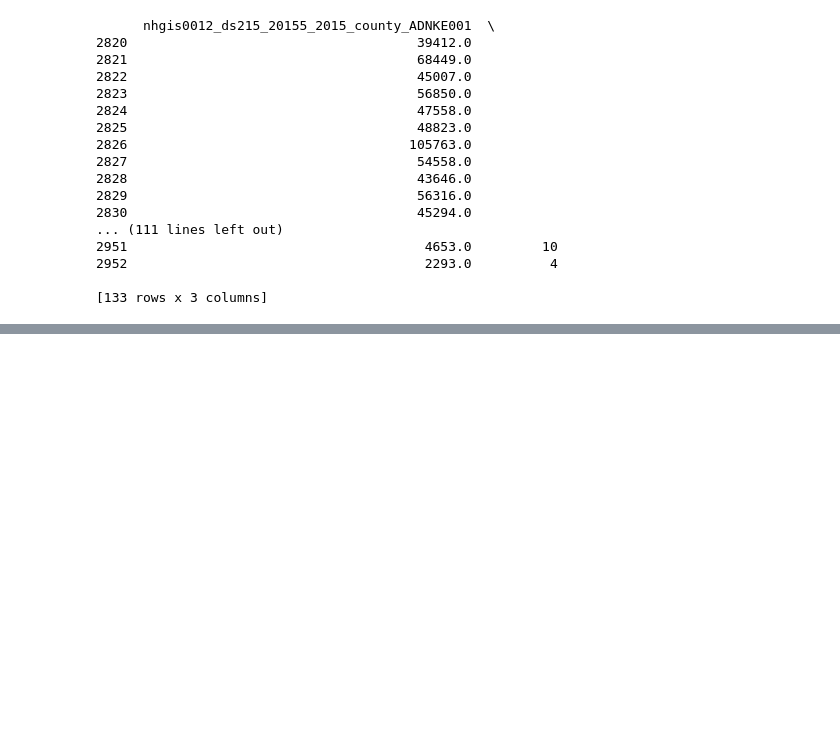
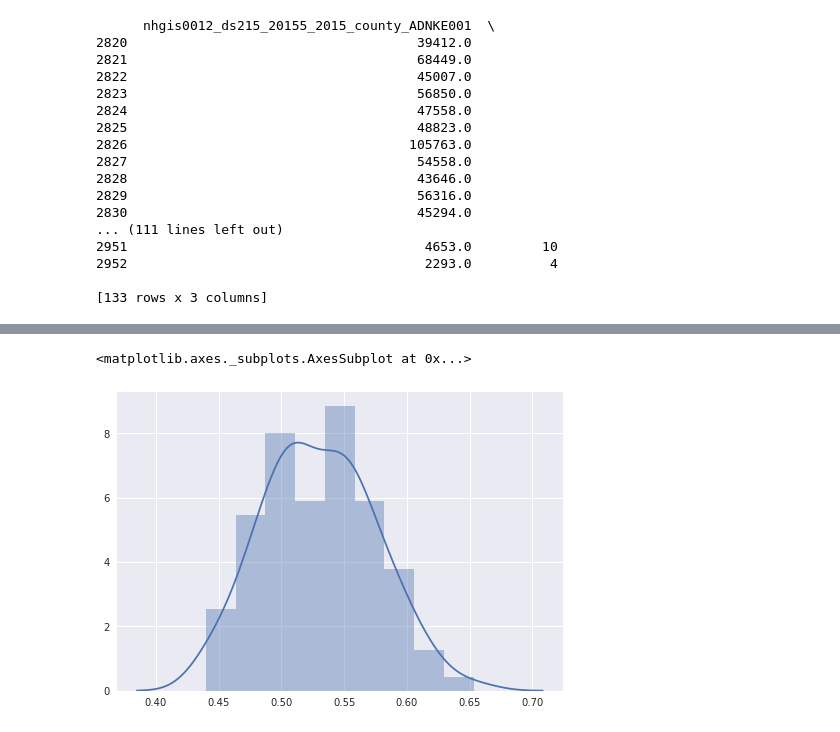
Before and after one commit to DanRunfola/COLL_200_DataDrivenDecisions, a Jupyter notebook: Assignments/Project_2/Example_Material/Project_2_Example_Full_pt2.ipynb, the cells around one changed output, grey strips where cells are left out. Cells and saved outputs as stored; diff of their text form; code cells hidden in the pictures; blank space fills up the shorter version.

```diff
--- a/Assignments/Project_2/Example_Material/Project_2_Example_Full_pt2.ipynb
+++ b/Assignments/Project_2/Example_Material/Project_2_Example_Full_pt2.ipynb
@@ -149,0 +207,5 @@ KeyError: ('Error_Margins', 1)
+# %%
+sns.distplot(empty_list)
+# %% [output]
+<matplotlib.axes._subplots.AxesSubplot at 0x...>
+[figure, added]
```
Also changed, not shown: parts of 10 cells of this notebook.
